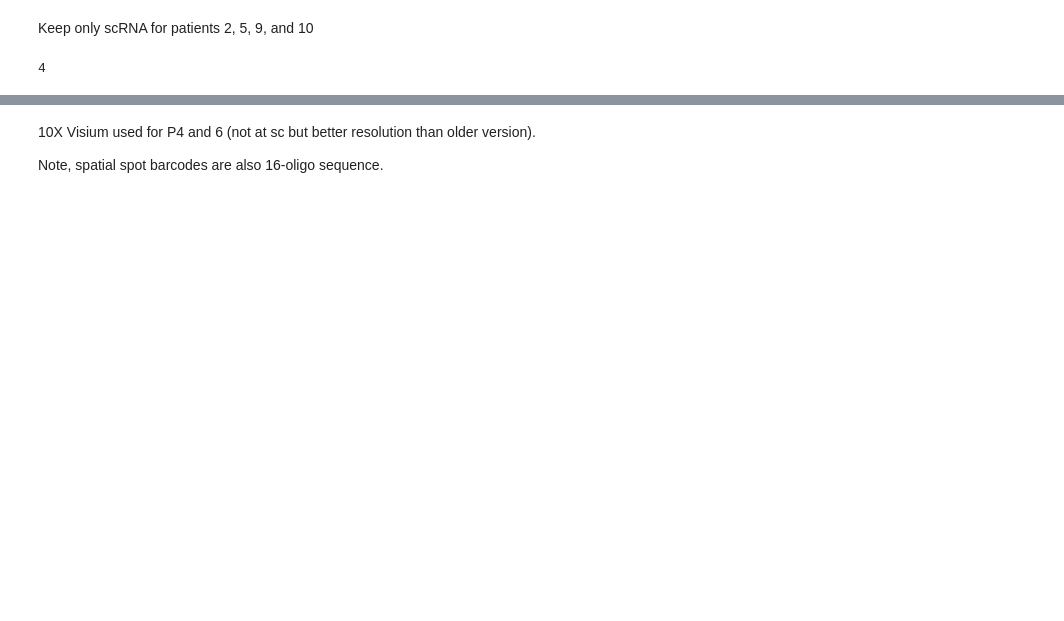
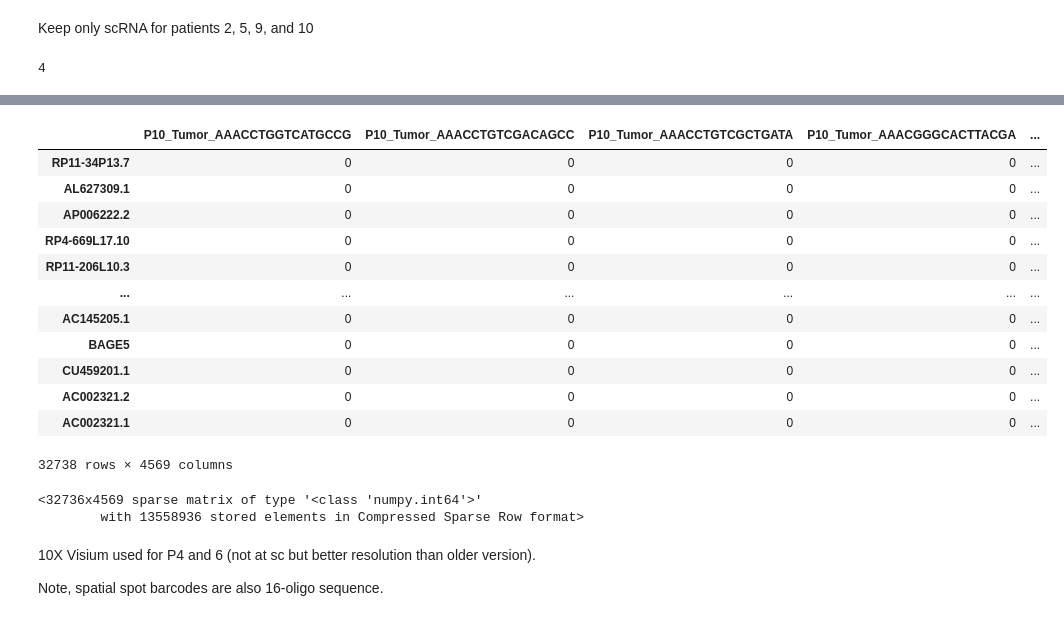
Before and after one commit to kiristern/QLSsummer2022, a Jupyter notebook: explore_data.ipynb, the cells around one changed output, grey strips where cells are left out. Drawn from its saved outputs; the diff is of its cells as text; code cells hidden in the pictures; blank space fills up the shorter version.

Commit message:
save scRNA data as sparse npz

```diff
--- a/explore_data.ipynb
+++ b/explore_data.ipynb
@@ -122,0 +104,20 @@ scrna[3]
+# %%
+counts = []
+for i in range(len(scrna)):
+    counts.append(scrna[i].drop(['Patient', 'Tissue: 0=Normal, 1=Tumor'], axis=0)) # delete first two rows
+# %%
+counts[0]
+# %% [output]
+|  | P10_Tumor_AAACCTGGTCATGCCG | P10_Tumor_AAACCTGTCGACAGCC | P10_Tumor_AAACCTGTCGCTGATA | P10_Tumor_AAACGGGCACTTACGA | ... |
+| RP11-34P13.7 | 0 | 0 | 0 | 0 | ... |
+| AL627309.1 | 0 | 0 | 0 | 0 | ... |
+| AP006222.2 | 0 | 0 | 0 | 0 | ... |
+| RP4-669L17.10 | 0 | 0 | 0 | 0 | ... |
+| RP11-206L10.3 | 0 | 0 | 0 | 0 | ... |
+| ... | ... | ... | ... | ... | ... |
+| AC145205.1 | 0 | 0 | 0 | 0 | ... |
+| BAGE5 | 0 | 0 | 0 | 0 | ... |
+| CU459201.1 | 0 | 0 | 0 | 0 | ... |
+| AC002321.2 | 0 | 0 | 0 | 0 | ... |
+| AC002321.1 | 0 | 0 | 0 | 0 | ... |
+32738 rows × 4569 columns
@@ -122,0 +137,5 @@ scrna[3]
+# %%
+scipy.sparse.save_npz('Data/squamous_carcinoma/')
+# %% [output]
+<32736x4569 sparse matrix of type '<class 'numpy.int64'>'
+        with 13558936 stored elements in Compressed Sparse Row format>
```
Also changed, not shown: parts of 15 cells of this notebook.
